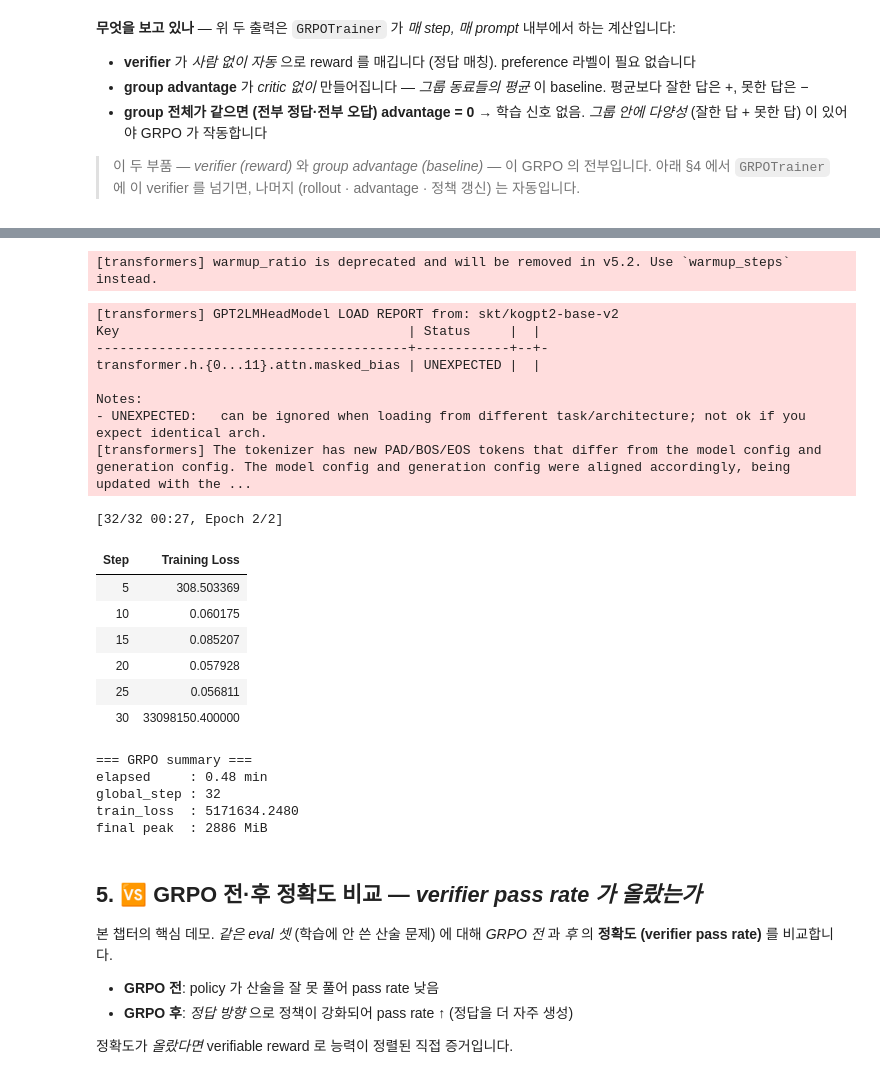
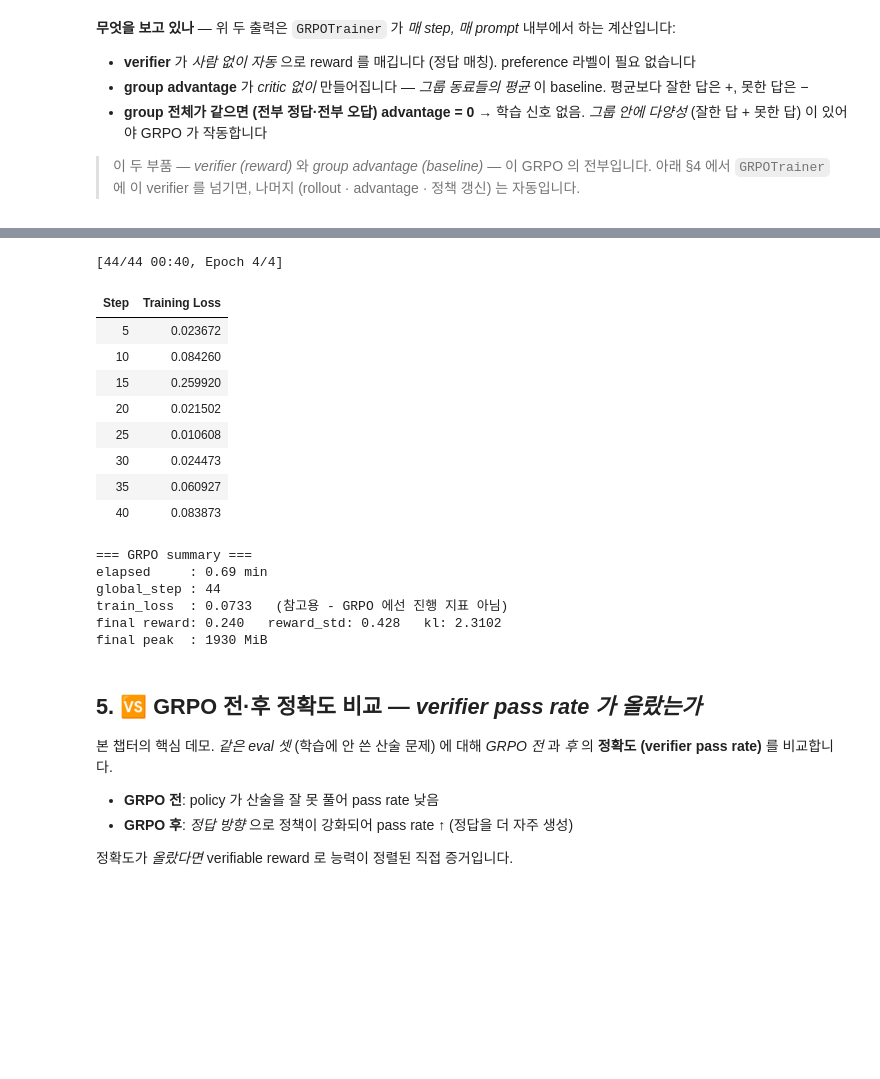
Before and after one commit to yoon-gu/neuqes-101, a Jupyter notebook: executed/31_grpo.ipynb, the cells around one changed output, grey strips where cells are left out. Drawn from its saved outputs; the diff is of its cells as text; code cells hidden in the pictures; blank space fills up the shorter version.

```diff
--- a/executed/31_grpo.ipynb
+++ b/executed/31_grpo.ipynb
@@ -570,23 +610,24 @@ GROUP_SIZE = 8   # num_generations - rollout group size (T4 룰: 작게)
 
 grpo_config = GRPOConfig(
     output_dir="./out_kogpt2_grpo",
-    num_train_epochs=2,
+    num_train_epochs=4,
     # 배치·그룹: micro-batch 당 prompt 2개(16/8) × grad_accum 8 = step 당 unique prompt 16
     per_device_train_batch_size=16,
     gradient_accumulation_steps=8,
     num_generations=GROUP_SIZE,               # 한 prompt 당 생성 답 개수(그룹 크기)
     max_completion_length=24,
     mask_truncated_completions=True,          # 잘린 생성은 loss 에서 제외
-    # 탐색: eval(greedy)·rollout 정합, 산술은 저엔트로피라 0.7 로 낮춤
+    # rollout 은 다양성 확보용 sampling(0.7), eval 은 분산 제거용 greedy - 의도적으로 다름
     temperature=0.7,
     top_p=0.95,
-    # 신호 정규화: std 나눗셈 제거(난이도 bias·과증폭 차단)
-    scale_rewards=False,
-    loss_type="dr_grpo",
+    # 신호 정규화: 그룹 std 로 나눔 - §3 손계산의 (r-mean)/(std+eps) 와 정확히 동일(trl 도 eps=1e-4).
+    #   난이도 필터(§4.5)로 group std>0 을 보장했으므로 표준 GRPO 정규화를 그대로 씁니다.
+    scale_rewards="group",
+    loss_type="grpo",
     # collapse 방지: lr 낮추고(정석 ~1e-6 근처) clip 강화, 짧은 RL 에 cosine 금지
     learning_rate=5e-6,
     lr_scheduler_type="constant_with_warmup",
-    warmup_ratio=0.1,
+    warmup_steps=0.1,  # 1 미만이면 전체 step 대비 비율로 해석 (구 warmup_ratio)
     max_grad_norm=0.2,
     beta=0.04,                                # KL 앵커(참조=SFT 모델), ref-free(0) 금지
     fp16=USE_FP16,
@@ -598,7 +639,10 @@ grpo_config = GRPOConfig(
 )
 
 
-class VRAMCallback(__import__("transformers").TrainerCallback):
+from transformers import TrainerCallback
+
+
+class VRAMCallback(TrainerCallback):
     '''step 별 peak VRAM 기록 (로깅 윈도우 단위 reset). CUDA 에서만 유효.'''
 
     def __init__(self):
@@ -611,56 +655,54 @@ class VRAMCallback(__import__("transformers").TrainerCallback):
     def on_log(self, args, state, control, logs=None, **kwargs):
         if torch.cuda.is_available():
             peak = torch.cuda.max_memory_allocated() / 1024**2
             self.steps.append(state.global_step)
             self.peak_MiB.append(peak)
             torch.cuda.reset_peak_memory_stats()
 
 
 vram_cb = VRAMCallback()
 
 # reward_funcs 에 verifier 를 넘기면 rollout -> 채점 -> group advantage -> 정책 갱신 자동.
 trainer = GRPOTrainer(
     model=policy,
     reward_funcs=reward_correct,   # <- verifier (callable 또는 list). 데이터의 answer 컬럼이 kwargs 로 전달
     args=grpo_config,
     train_dataset=grpo_ds,
     processing_class=tokenizer,
     callbacks=[vram_cb],
 )
 
 t0 = time.time()
 train_out = trainer.train()
 elapsed = time.time() - t0
 
+# GRPO 는 loss 값 자체가 진행 지표가 아니므로(≈ β·KL, §6 참조) 마지막 reward/kl 을 함께 본다.
+last = {k: r[k] for r in trainer.state.log_history for k in ("reward", "reward_std", "kl") if k in r}
 print(f"\n=== GRPO summary ===")
 print(f"elapsed     : {elapsed/60:.2f} min")
 print(f"global_step : {train_out.global_step}")
-print(f"train_loss  : {train_out.training_loss:.4f}")
+print(f"train_loss  : {train_out.training_loss:.4f}   (참고용 - GRPO 에선 진행 지표 아님)")
+if last:
+    print(f"final reward: {last.get('reward', float('nan')):.3f}   reward_std: {last.get('reward_std', float('nan')):.3f}   kl: {last.get('kl', float('nan')):.4f}")
 if torch.cuda.is_available():
     print(f"final peak  : {torch.cuda.max_memory_allocated()/1024**2:.0f} MiB")
 # %% [output]
-[transformers] warmup_ratio is deprecated and will be removed in v5.2. Use `warmup_steps` instead.
+[44/44 00:40, Epoch 4/4]
+| Step | Training Loss |
+| 5 | 0.023672 |
+| 10 | 0.084260 |
+| 15 | 0.259920 |
+| 20 | 0.021502 |
+| 25 | 0.010608 |
+| 30 | 0.024473 |
+| 35 | 0.060927 |
+| 40 | 0.083873 |
-[transformers] GPT2LMHeadModel LOAD REPORT from: skt/kogpt2-base-v2
-Key                                     | Status     |  |
-----------------------------------------+------------+--+-
-transformer.h.{0...11}.attn.masked_bias | UNEXPECTED |  |
-
-Notes:
-- UNEXPECTED:   can be ignored when loading from different task/architecture; not ok if you expect identical arch.
-[transformers] The tokenizer has new PAD/BOS/EOS tokens that differ from the model config and generation config. The model config and generation config were aligned accordingly, being updated with the ...
+=== GRPO summary ===
+elapsed     : 0.69 min
+global_step : 44
+train_loss  : 0.0733   (참고용 - GRPO 에선 진행 지표 아님)
+final reward: 0.240   reward_std: 0.428   kl: 2.3102
+final peak  : 1930 MiB
-[32/32 00:27, Epoch 2/2]
-| Step | Training Loss |
-| 5 | 308.503369 |
-| 10 | 0.060175 |
-| 15 | 0.085207 |
-| 20 | 0.057928 |
-| 25 | 0.056811 |
-| 30 | 33098150.400000 |
-=== GRPO summary ===
-elapsed     : 0.48 min
-global_step : 32
-train_loss  : 5171634.2480
-final peak  : 2886 MiB
 # %% [markdown]
 ## 5. 🆚 GRPO 전·후 정확도 비교 — *verifier pass rate 가 올랐는가*
 
```
Also changed, not shown: parts of 28 cells of this notebook, 1 other file.
